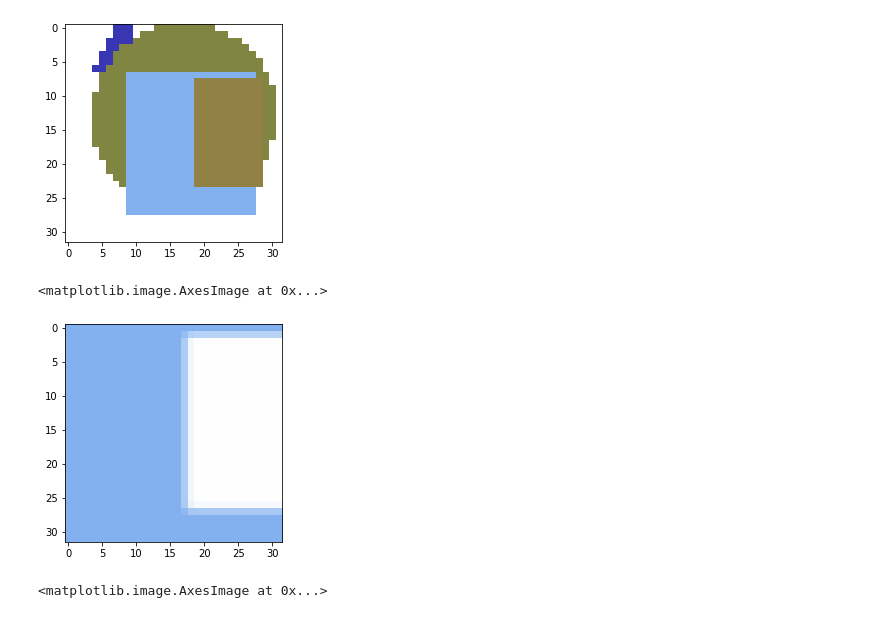
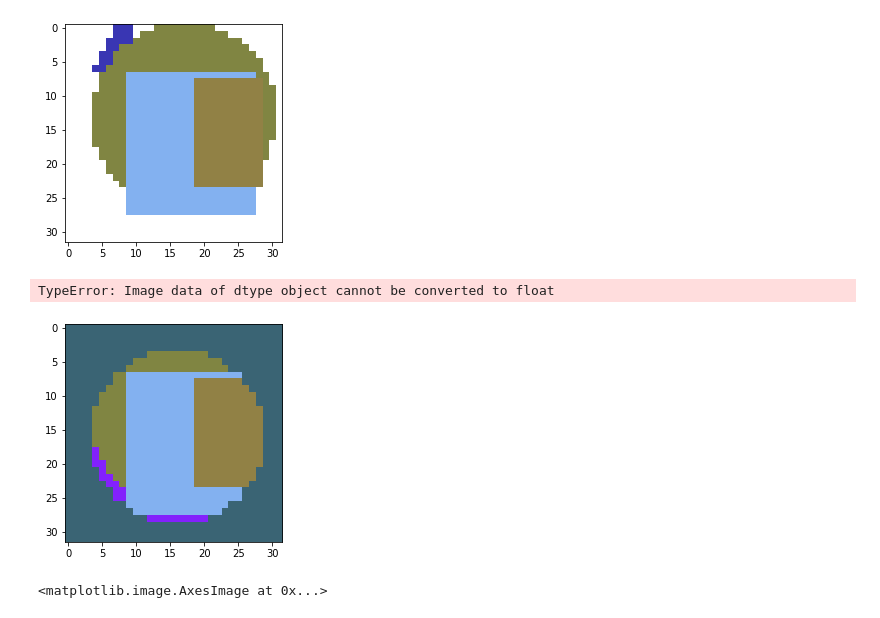
Before and after one commit to kac123/Icon-Matching-Project, a Jupyter notebook: Image Creation.ipynb, the cells around one changed output. Cells and saved outputs as stored; diff of their text form; code cells hidden in the pictures.

Commit message:
Adding Image Creation notebook

```diff
--- a/Image Creation.ipynb
+++ b/Image Creation.ipynb
@@ -68,10 +68,10 @@ plt.imshow(fake_image)
 [figure]
 # %%
 plt.imshow(autobg(fake_image))
-plt.imshow(icon_util_v2.split_image(fake_image)[0])
+plt.imshow(icon_util_v2.split_image(fake_image,method="contour")[0])
 # %% [output]
-<matplotlib.image.AxesImage at 0x...>
+TypeError: Image data of dtype object cannot be converted to float
-[figure, old version]
+[figure, new version]
 # %%
 plt.imshow(images[7])
 # %% [output]
```
